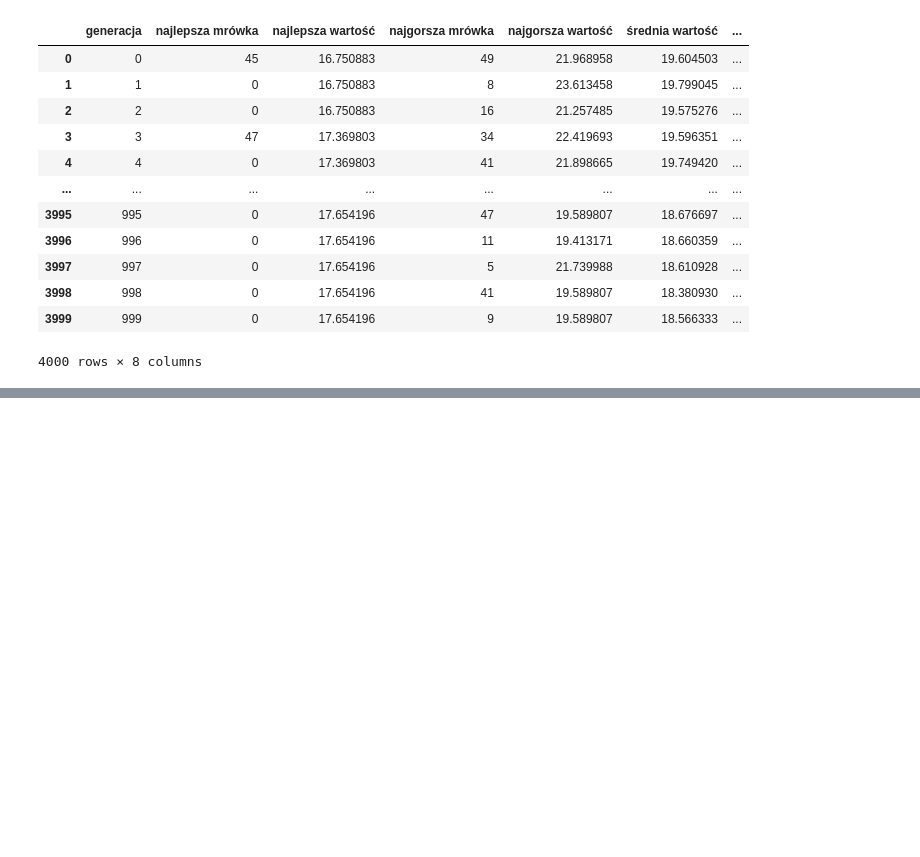
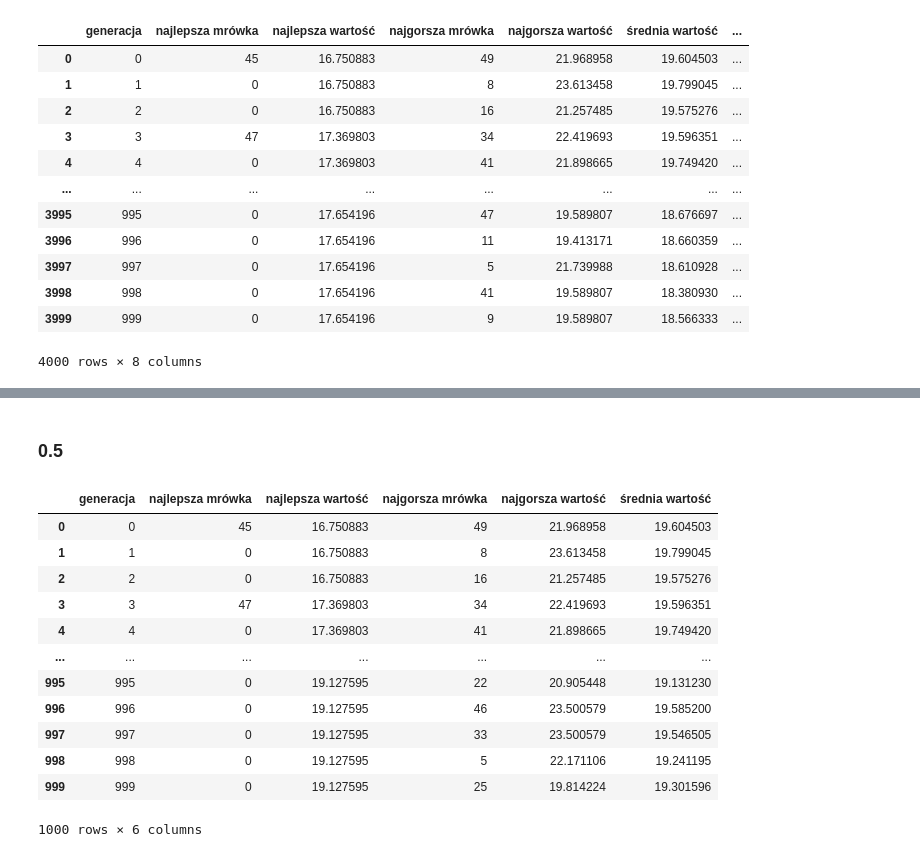
Before and after one commit to christopher-dabrowski/POSI-C4, a Jupyter notebook: Analiza danych.ipynb, the cells around one changed output, grey strips where cells are left out. Saved outputs shown, nothing was run; the diff lists cells and outputs as text; code cells hidden in the pictures; blank space fills up the shorter version.

Commit message:
Wykresy dla wszystkich wartości aco_alfa i porównanie

```diff
--- a/Analiza danych.ipynb
+++ b/Analiza danych.ipynb
@@ -103,0 +118,3 @@ memory usage: 250.1+ KB
+# %%
+df_aco_alfa = load_parameter_messurements('wyniki/aco_alfa')
+df_aco_alfa
@@ -103,0 +135,21 @@ memory usage: 250.1+ KB
+# %% [markdown]
+### 0.5
+# %%
+df_aco_alfa_05 = df_aco_alfa[df_aco_alfa['wartość parametru'] == 0.5].drop(['testowany parametr', 'wartość parametru'], axis=1)
+df = df_aco_alfa_05
+name = 'aco_alfa = 0.5'
+df
+# %% [output]
+|  | generacja | najlepsza mrówka | najlepsza wartość | najgorsza mrówka | najgorsza wartość | średnia wartość |
+| 0 | 0 | 45 | 16.750883 | 49 | 21.968958 | 19.604503 |
+| 1 | 1 | 0 | 16.750883 | 8 | 23.613458 | 19.799045 |
+| 2 | 2 | 0 | 16.750883 | 16 | 21.257485 | 19.575276 |
+| 3 | 3 | 47 | 17.369803 | 34 | 22.419693 | 19.596351 |
+| 4 | 4 | 0 | 17.369803 | 41 | 21.898665 | 19.749420 |
+| ... | ... | ... | ... | ... | ... | ... |
+| 995 | 995 | 0 | 19.127595 | 22 | 20.905448 | 19.131230 |
+| 996 | 996 | 0 | 19.127595 | 46 | 23.500579 | 19.585200 |
+| 997 | 997 | 0 | 19.127595 | 33 | 23.500579 | 19.546505 |
+| 998 | 998 | 0 | 19.127595 | 5 | 22.171106 | 19.241195 |
+| 999 | 999 | 0 | 19.127595 | 25 | 19.814224 | 19.301596 |
+1000 rows × 6 columns
```
Also changed, not shown: parts of 19 cells of this notebook.
